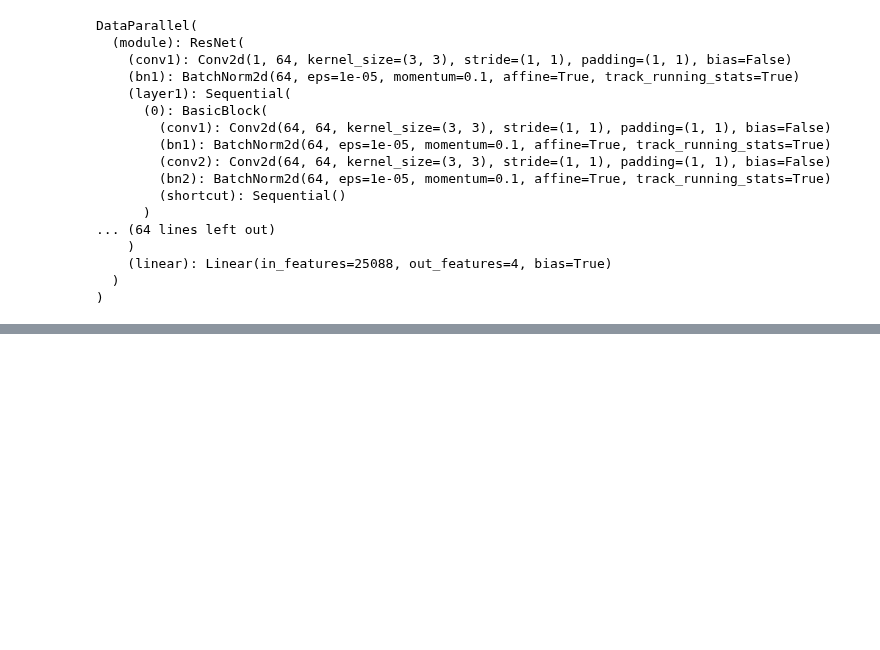
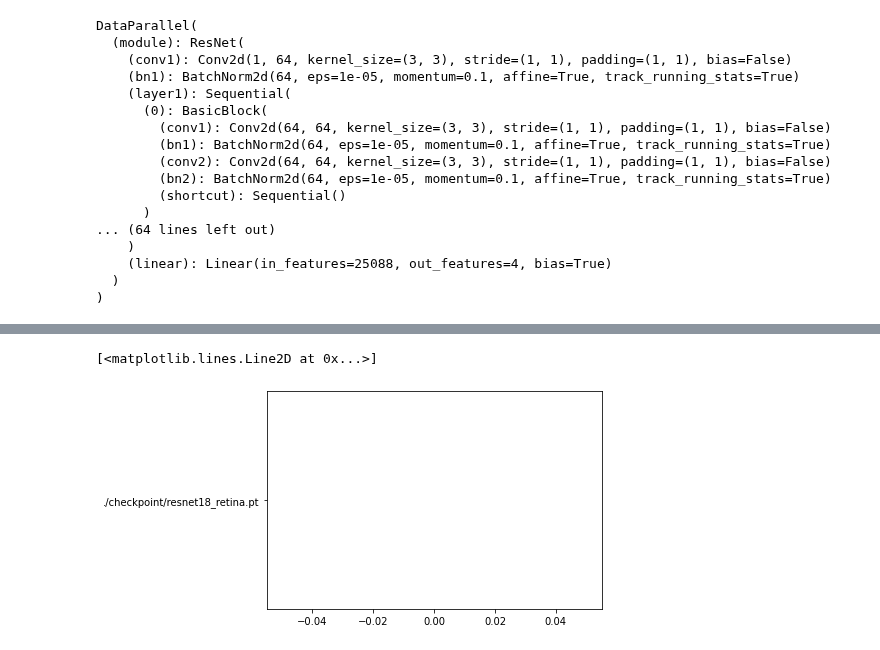
Before and after one commit to Hyeseong0317/Pytorch-_-_-, a Jupyter notebook: pytorch_ResNet18.ipynb, the cells around one changed output, grey strips where cells are left out. Saved outputs shown, nothing was run; the diff lists cells and outputs as text; code cells hidden in the pictures; blank space fills up the shorter version.

```diff
--- a/pytorch_ResNet18.ipynb
+++ b/pytorch_ResNet18.ipynb
@@ -334,3 +346,8 @@ Current benign train loss: 1.1075724363327026
+# %%
+plt.plot('./checkpoint/' + file_name)
+# %% [output]
+[<matplotlib.lines.Line2D at 0x...>]
+[figure, added]
 # %%
 plt.plot(뭘 넣을까)
 plt.title('train loss')
```
Also changed, not shown: parts of 2 cells of this notebook.
